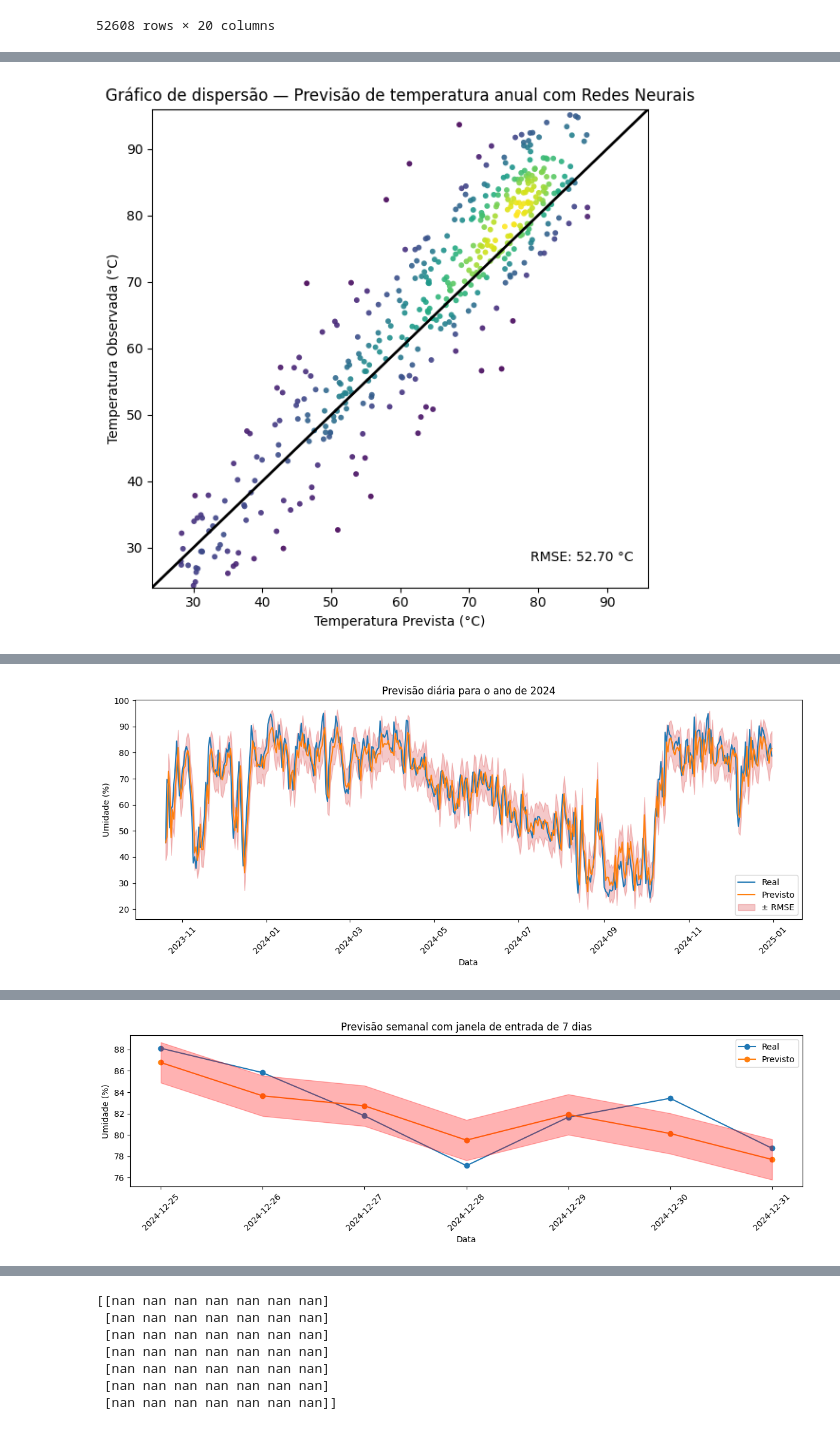
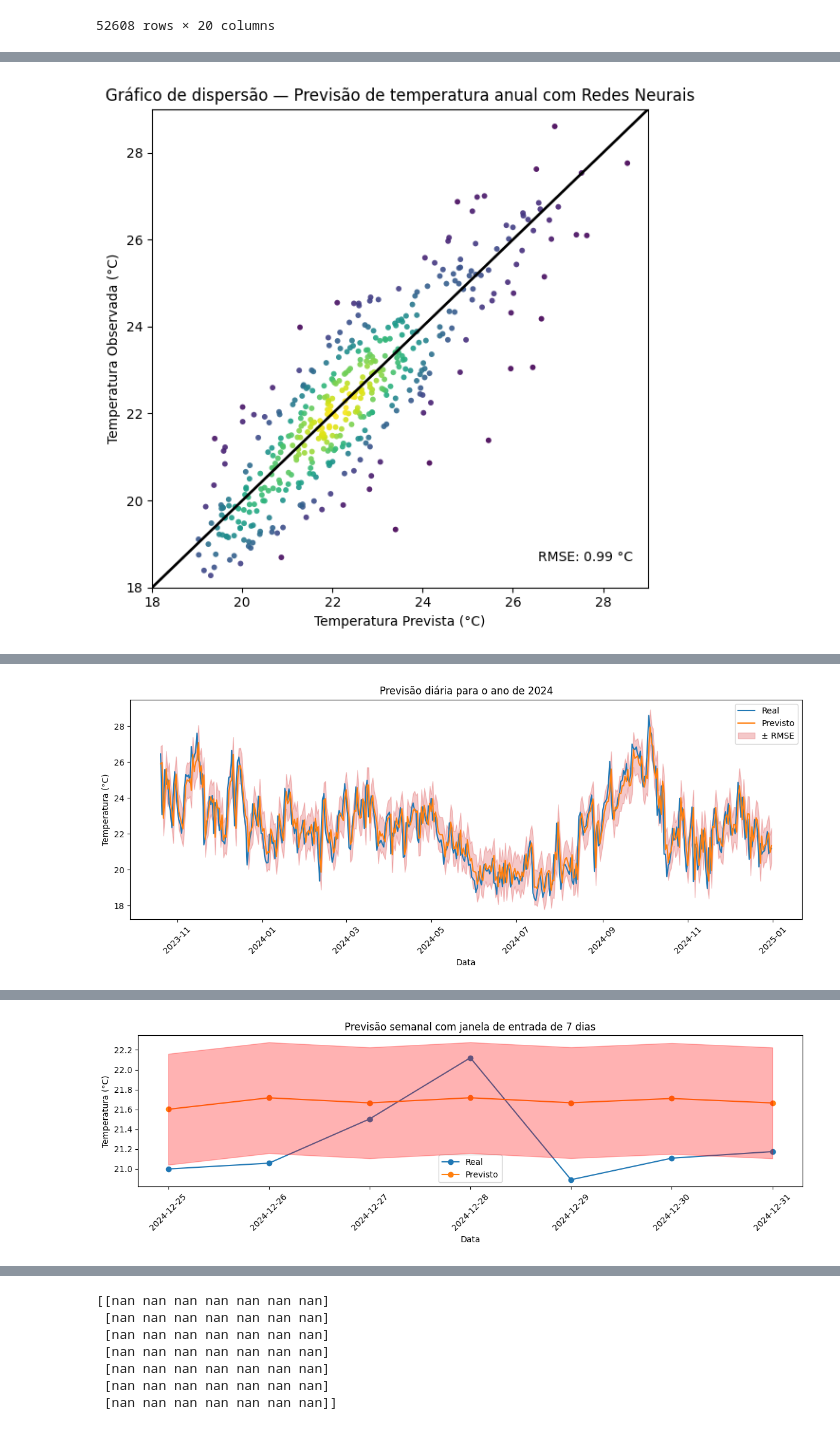
Before and after one commit to juliababa/TCC, a Jupyter notebook: neuralnetwork.ipynb, the cells around one changed output, grey strips where cells are left out. Saved outputs shown, nothing was run; the diff lists cells and outputs as text; code cells hidden in the pictures.

```diff
--- a/neuralnetwork.ipynb
+++ b/neuralnetwork.ipynb
@@ -88,7 +88,7 @@ df_sorted = df_cleaned.sort_values(by='Data', ascending=True)
 df_sorted.info()
 
 # escolha da variável de interesse
-forecast_parameter = 'UMIDADE RELATIVA DO AR, HORARIA (%)'
+forecast_parameter = 'TEMPERATURA DO AR - BULBO SECO, HORARIA (°C)'
 
 if(forecast_parameter == "TEMPERATURA DO AR - BULBO SECO, HORARIA (°C)"):
     ylabel = "Temperatura (°C)"
@@ -508,7 +531,7 @@ ax.text(0.97, 0.05, f'RMSE: {rmse:.2f} °C',
 plt.tight_layout()
 plt.show()
 # %% [output]
-[figure, old version]
+[figure, new version]
 # %%
 # ===============================================
 # Previsão utilizando amostra de apenas 7 dias anteriores
@@ -755,6 +778,23 @@ datas  = df['data'].iloc[-N_OUTPUT:].values
 rmse = float(np.sqrt(mean_squared_error(y_true, y_pred)))
 print(f"RMSE (previsão direta 7->7, sem rolling): {rmse:.2f} {metric_unit}")
 
+def smape(a, f, eps=1e-8):
+    """
+    SMAPE entre a (actuals) e f (forecasts).
+    Retorna percentual (0..100). eps evita divisão por zero quando |a|+|f| == 0.
+    """
+    a = np.asarray(a, dtype=float)
+    f = np.asarray(f, dtype=float)
+    if a.shape != f.shape:
+        raise ValueError("Shapes of actuals and forecasts must match for SMAPE.")
+    denom = (np.abs(a) + np.abs(f)) / 2.0
+    denom_safe = np.where(denom == 0, eps, denom)
+    smape_vals = np.abs(f - a) / denom_safe
+    return 100.0 * np.mean(smape_vals)
+
+smape_val = smape(y_true, y_pred)
+print(f"SMAPE: {smape_val:.2f}%")
+
 # 5) Plot
 import matplotlib.pyplot as plt
 plt.figure(figsize=(12,4))
@@ -779 +819 @@ RMSE (janela 7 dias) = 6.734 °C
-[figure, old version]
+[figure, new version]
@@ -787,4 +828,4 @@ RMSE (previsão direta 7->7, sem rolling): 1.89 %
-[figure, old version]
+[figure, new version]
 # %%
 # ===============================================
 # Previsões de 7 dias com janela de entrada anual
```
Also changed, not shown: parts of 8 cells of this notebook, 12 other files.
